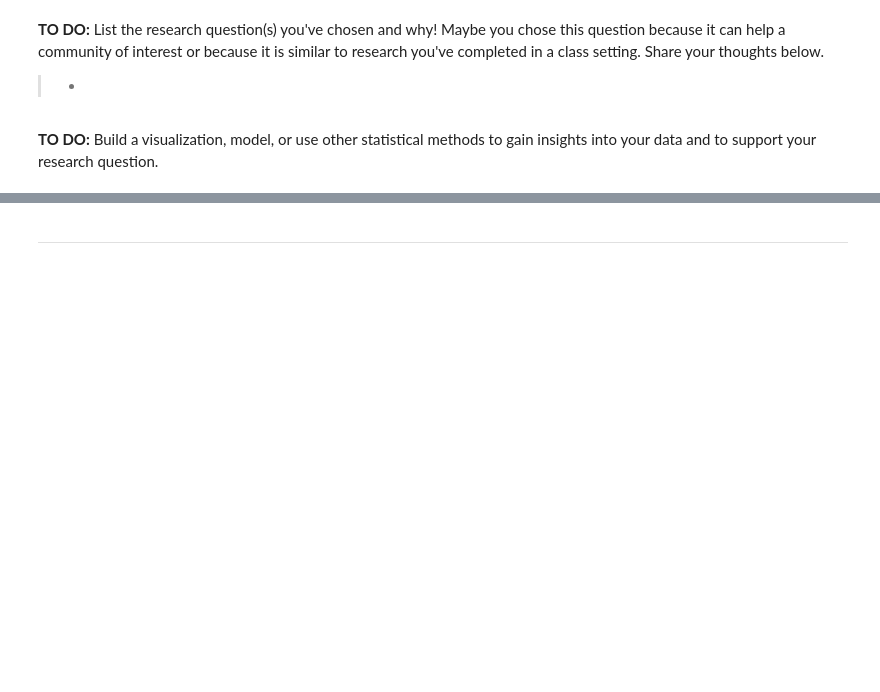
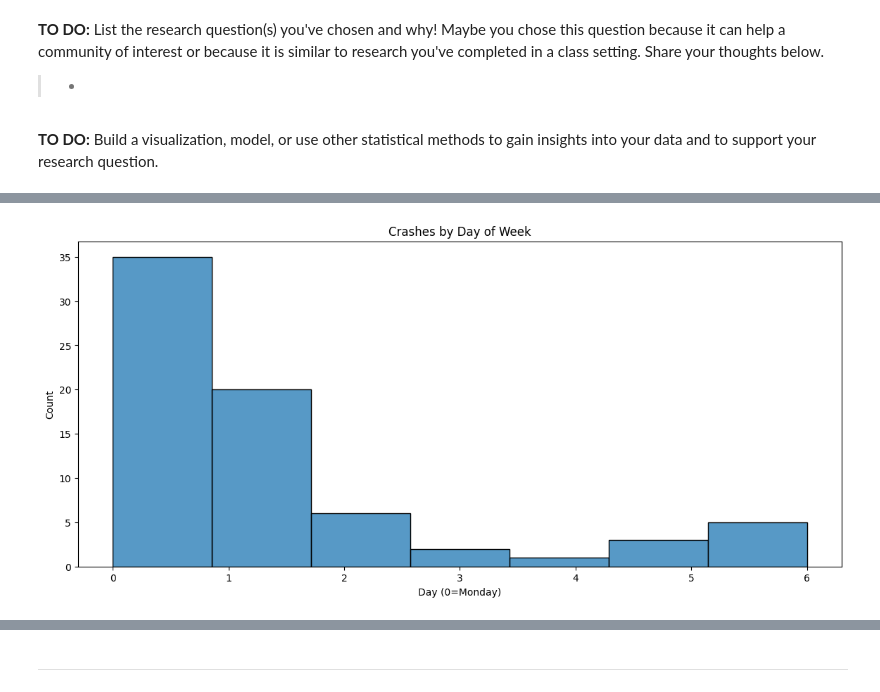
Before and after one commit to Raswanth-Prasath/TDSP, a Jupyter notebook: EXPLORER_ACCELERATOR_Transportation_Data_Science_Project_(TDSP).ipynb, the cells around one changed output, grey strips where cells are left out. Cells and saved outputs as stored; diff of their text form; code cells hidden in the pictures; blank space fills up the shorter version.

```diff
--- a/EXPLORER_ACCELERATOR_Transportation_Data_Science_Project_(TDSP).ipynb
+++ b/EXPLORER_ACCELERATOR_Transportation_Data_Science_Project_(TDSP).ipynb
@@ -922,0 +1112,14 @@ KeyError: "'heatmap' is not a known colormap name"
+# %%
+# Daily/Weekly Patterns
+plt.figure(figsize=(14,6))
+sns.histplot(
+    pd.to_datetime(merged['crash_date']).dt.dayofweek,
+    bins=7,
+    kde=False
+)
+plt.title('Crashes by Day of Week')
+plt.xlabel('Day (0=Monday)')
+plt.ylabel('Count')
+plt.show()
+# %% [output]
+[figure, added]
```
Also changed, not shown: parts of 12 cells of this notebook.
